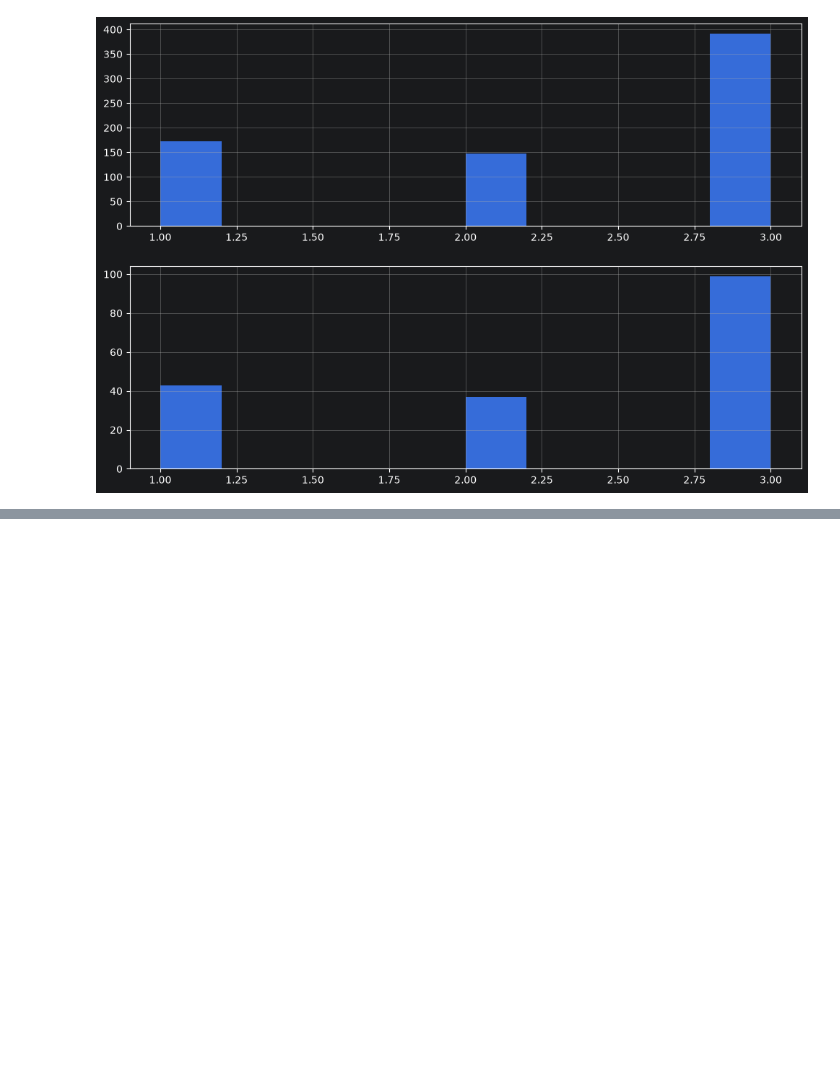
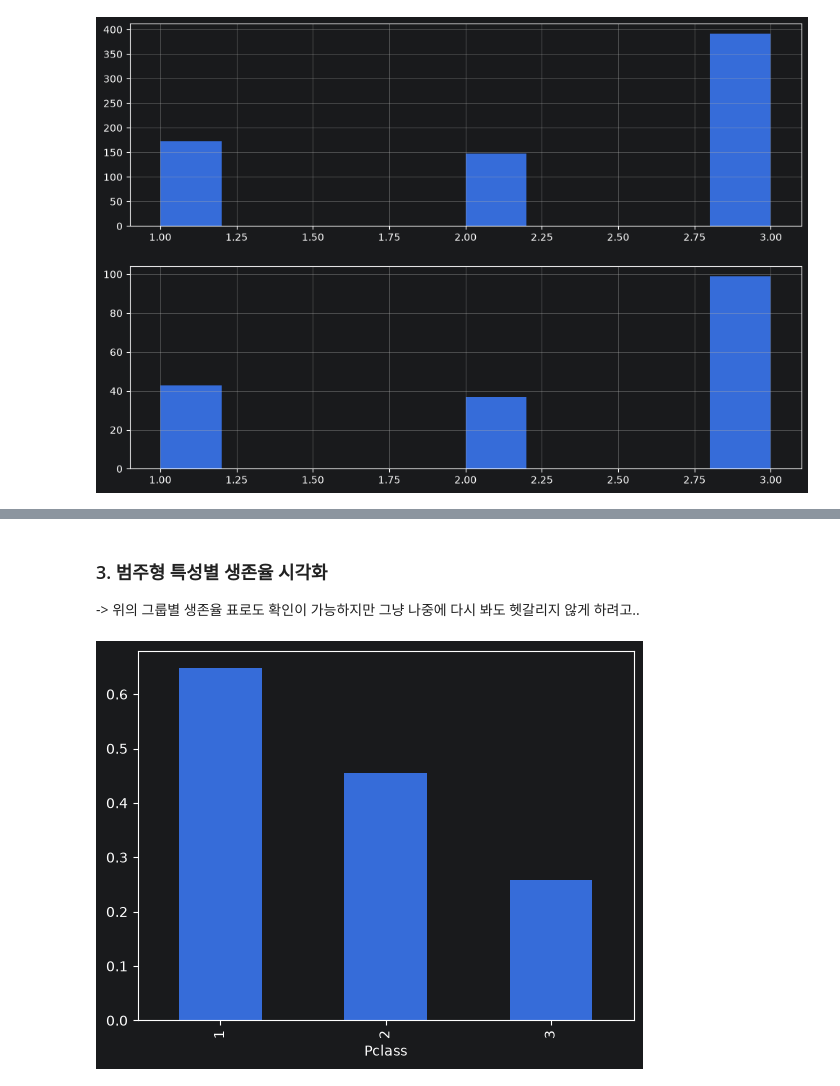
Before and after one commit to chc216/titanic-ml, a Jupyter notebook: notebooks/01-eda.ipynb, the cells around one changed output, grey strips where cells are left out. Cells and saved outputs as stored; diff of their text form; code cells hidden in the pictures; blank space fills up the shorter version.

```diff
--- a/notebooks/01-eda.ipynb
+++ b/notebooks/01-eda.ipynb
@@ -128,6 +134,10 @@ print(train_set.head())
 type(train_set)
 train_set.to_csv("../data/processed/01/train.csv", index=False)
 test_set.to_csv("../data/processed/01/test.csv", index=False)
+
+# 나눠놓은 학습/테스트 셋 오염방지를 위해 복사하여 이후 시각화
+train_set = train_set.copy()
+test_set = test_set.copy()
 # %% [output]
      PassengerId  Survived  Pclass  \
 820          821         1       1
@@ -161,0 +197,3 @@ plt.show()
+# %%
+train_set["cat_age"] = pd.cut(train_set["Age"], bins=[0,10, 15,20,30,40,60,80,100])
+train_set["cat_fare"] = pd.qcut(train_set["Fare"], q=4)
@@ -161,0 +232,8 @@ plt.show()
+# %% [markdown]
+### 3. 범주형 특성별 생존율 시각화
+-> 위의 그룹별 생존율 표로도 확인이 가능하지만 그냥 나중에 다시 봐도 헷갈리지 않게 하려고..
+# %%
+train_set.groupby("Pclass")["Survived"].mean().plot(kind="bar")
+plt.show()
+# %% [output]
+[figure, added]
```
Also changed, not shown: parts of 20 cells of this notebook.
